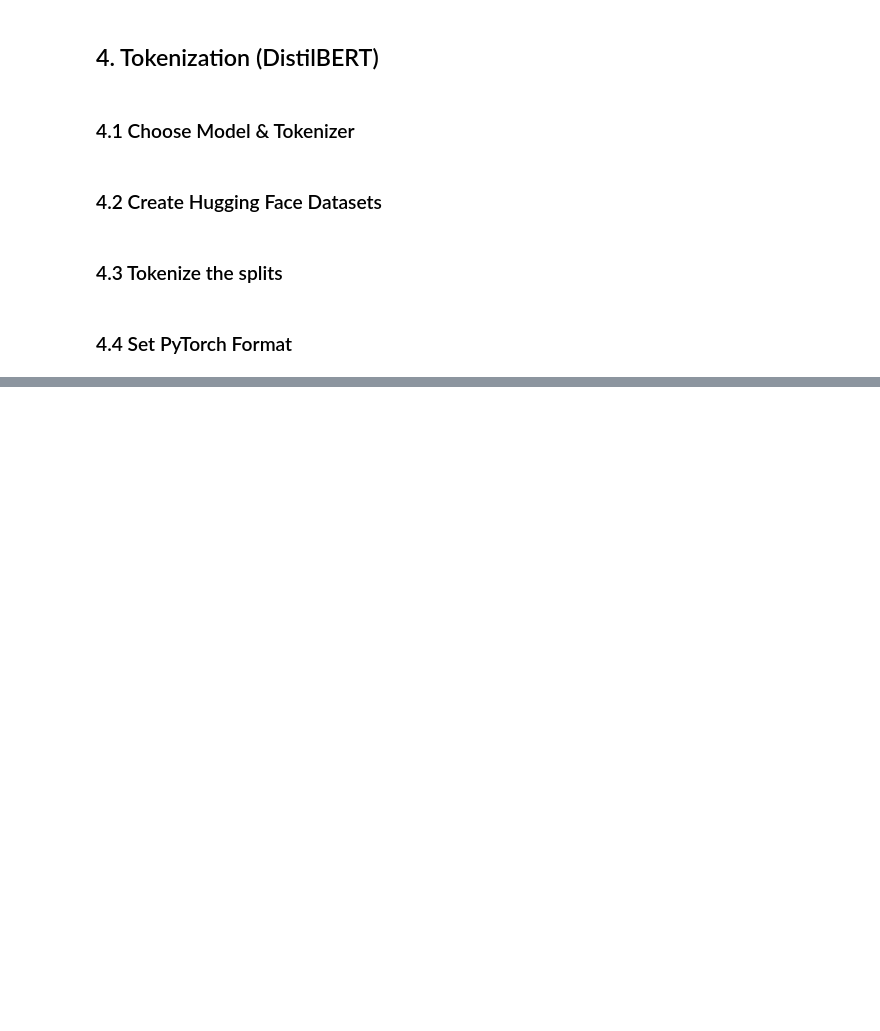
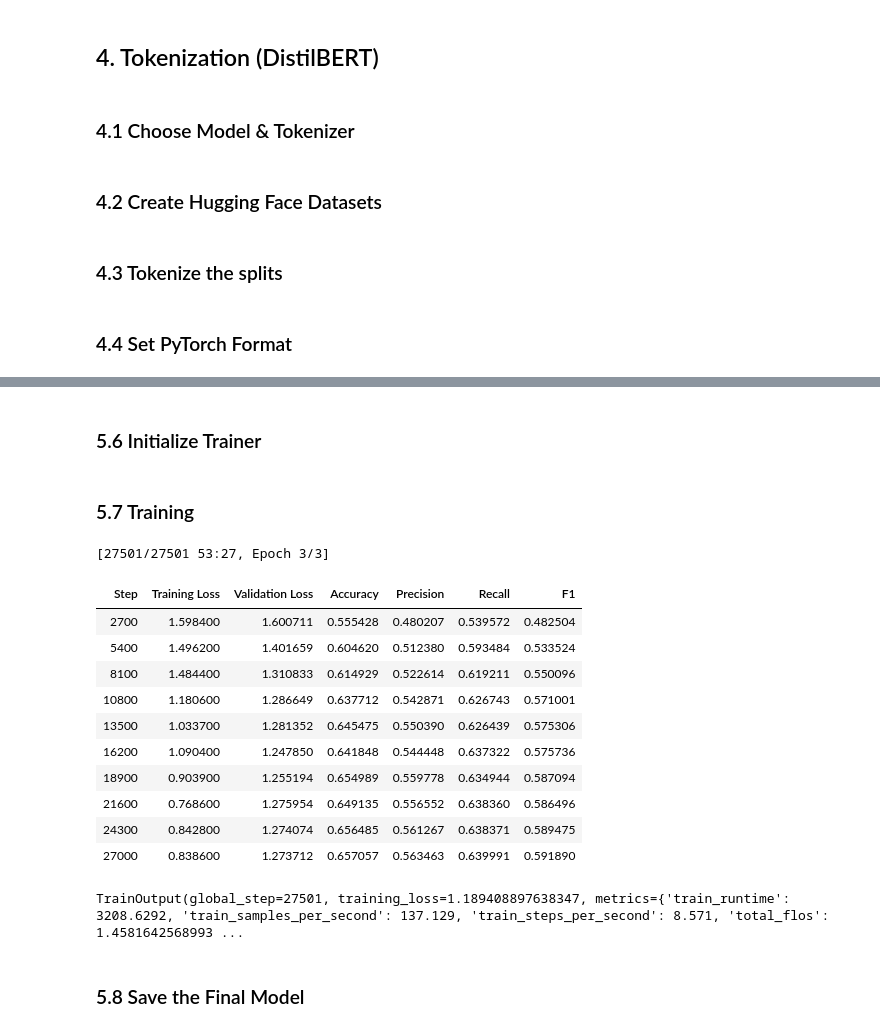
Before and after one commit to zubair-ui/News-Cateory-Classification-using-Transformers, a Jupyter notebook: news-category-classification.ipynb, the cells around one changed output, grey strips where cells are left out. Drawn from its saved outputs; the diff is of its cells as text; code cells hidden in the pictures; blank space fills up the shorter version.

Commit message:
Model Training Complete

```diff
--- a/news-category-classification.ipynb
+++ b/news-category-classification.ipynb
@@ -275,0 +315,13 @@ test_dataset.set_format(
+# %%
+from transformers import Trainer
+
+class WeightedTrainer(Trainer):
+    def compute_loss(self, model, inputs, return_outputs=False, **kwargs):
+        labels = inputs.get("labels")
+        outputs = model(**inputs)
+        logits = outputs.get("logits")
+
+        loss_fct = torch.nn.CrossEntropyLoss(weight=class_weights.to(logits.device))
+        loss = loss_fct(logits, labels)
+
+        return (loss, outputs) if return_outputs else loss
@@ -275,0 +374,50 @@ test_dataset.set_format(
+# %%
+from transformers import TrainingArguments
+
+training_args = TrainingArguments(
+    output_dir="./results",
+    eval_strategy="steps",
+    save_strategy="steps",
+    eval_steps=2700,
+    save_steps=2700,
+    learning_rate=2e-5,
+    per_device_train_batch_size=16,
+    per_device_eval_batch_size=16,
+    num_train_epochs=3,
+    weight_decay=0.01,
+    logging_steps=100,
+    load_best_model_at_end=True,
+    metric_for_best_model="f1",
+    save_total_limit=1,
+    report_to="none"
+)
+# %% [markdown]
+### 5.6 Initialize Trainer
+# %%
+trainer = WeightedTrainer(
+    model=model,
+    args=training_args,
+    train_dataset=train_dataset,
+    eval_dataset=val_dataset,
+    compute_metrics=compute_metrics
+)
+# %% [markdown]
+### 5.7 Training
+# %%
+trainer.train()
+# %% [output]
+[27501/27501 53:27, Epoch 3/3]
+| Step | Training Loss | Validation Loss | Accuracy | Precision | Recall | F1 |
+| 2700 | 1.598400 | 1.600711 | 0.555428 | 0.480207 | 0.539572 | 0.482504 |
+| 5400 | 1.496200 | 1.401659 | 0.604620 | 0.512380 | 0.593484 | 0.533524 |
+| 8100 | 1.484400 | 1.310833 | 0.614929 | 0.522614 | 0.619211 | 0.550096 |
+| 10800 | 1.180600 | 1.286649 | 0.637712 | 0.542871 | 0.626743 | 0.571001 |
+| 13500 | 1.033700 | 1.281352 | 0.645475 | 0.550390 | 0.626439 | 0.575306 |
+| 16200 | 1.090400 | 1.247850 | 0.641848 | 0.544448 | 0.637322 | 0.575736 |
+| 18900 | 0.903900 | 1.255194 | 0.654989 | 0.559778 | 0.634944 | 0.587094 |
+| 21600 | 0.768600 | 1.275954 | 0.649135 | 0.556552 | 0.638360 | 0.586496 |
+| 24300 | 0.842800 | 1.274074 | 0.656485 | 0.561267 | 0.638371 | 0.589475 |
+| 27000 | 0.838600 | 1.273712 | 0.657057 | 0.563463 | 0.639991 | 0.591890 |
+TrainOutput(global_step=27501, training_loss=1.189408897638347, metrics={'train_runtime': 3208.6292, 'train_samples_per_second': 137.129, 'train_steps_per_second': 8.571, 'total_flos': 1.4581642568993 ...
+# %% [markdown]
+### 5.8 Save the Final Model
```
Also changed, not shown: parts of 12 cells of this notebook.
